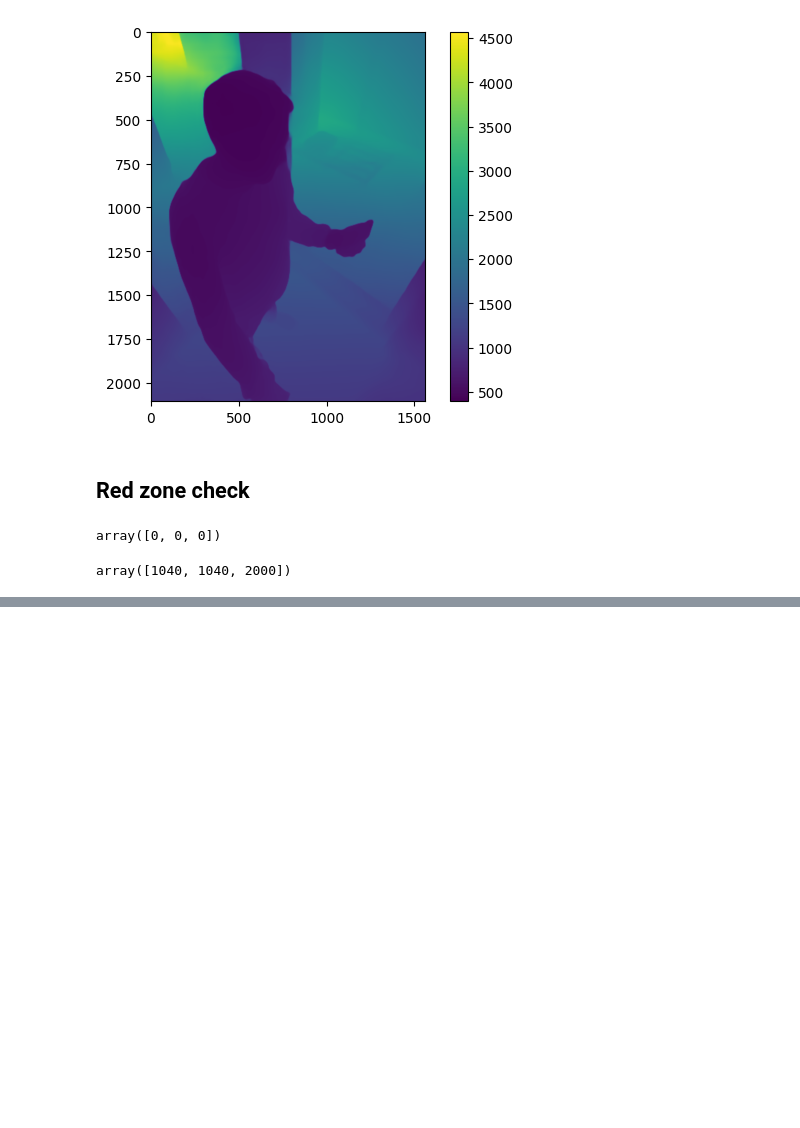
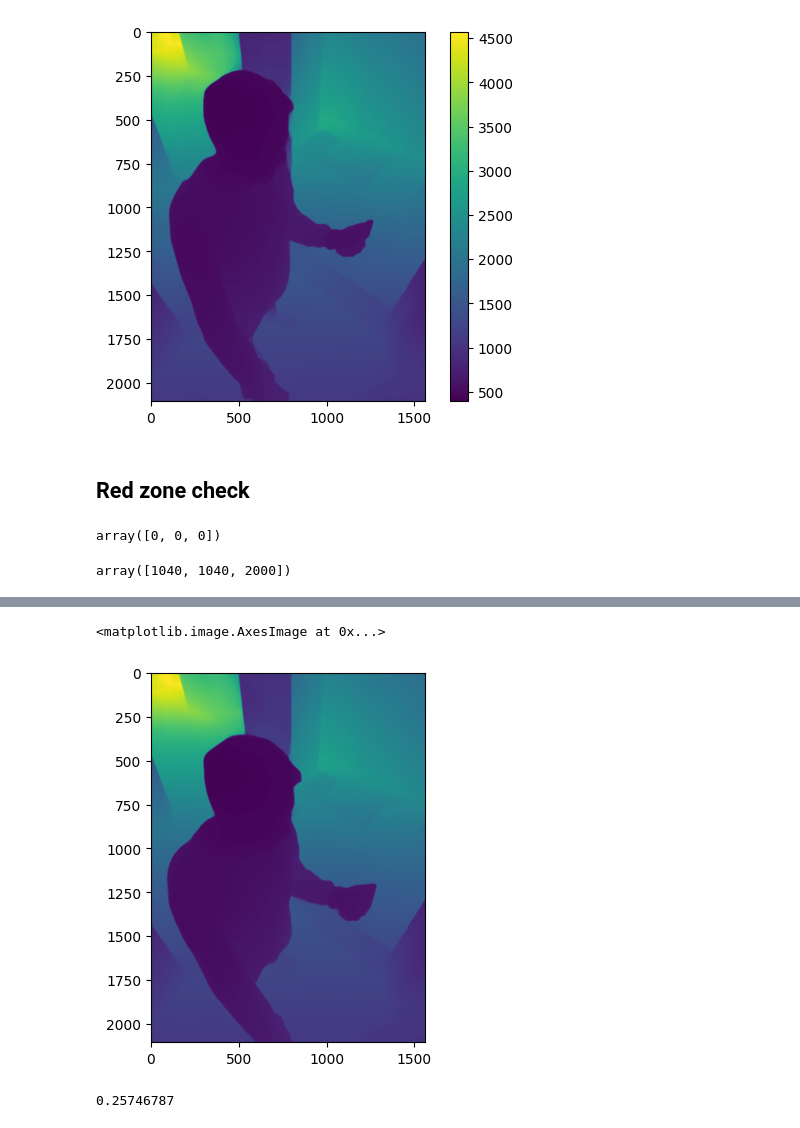
Before and after one commit to frittatelle/Depth-Anything-3, a Jupyter notebook: notebooks/da3_camera_aware_depth_measurements_dormakaba_vertical.ipynb, the cells around one changed output, grey strips where cells are left out. Saved outputs shown, nothing was run; the diff lists cells and outputs as text; code cells hidden in the pictures; blank space fills up the shorter version.

```diff
--- a/notebooks/da3_camera_aware_depth_measurements_dormakaba_vertical.ipynb
+++ b/notebooks/da3_camera_aware_depth_measurements_dormakaba_vertical.ipynb
@@ -707,0 +730,9 @@ plt.show()
+# %%
+plt.imshow(resized_depth[23])
+# %% [output]
+<matplotlib.image.AxesImage at 0x...>
+[figure, added]
+# %%
+resized_depth[23, 1000, 500]
+# %% [output]
+0.25746787
```
Also changed, not shown: parts of 7 cells of this notebook.
